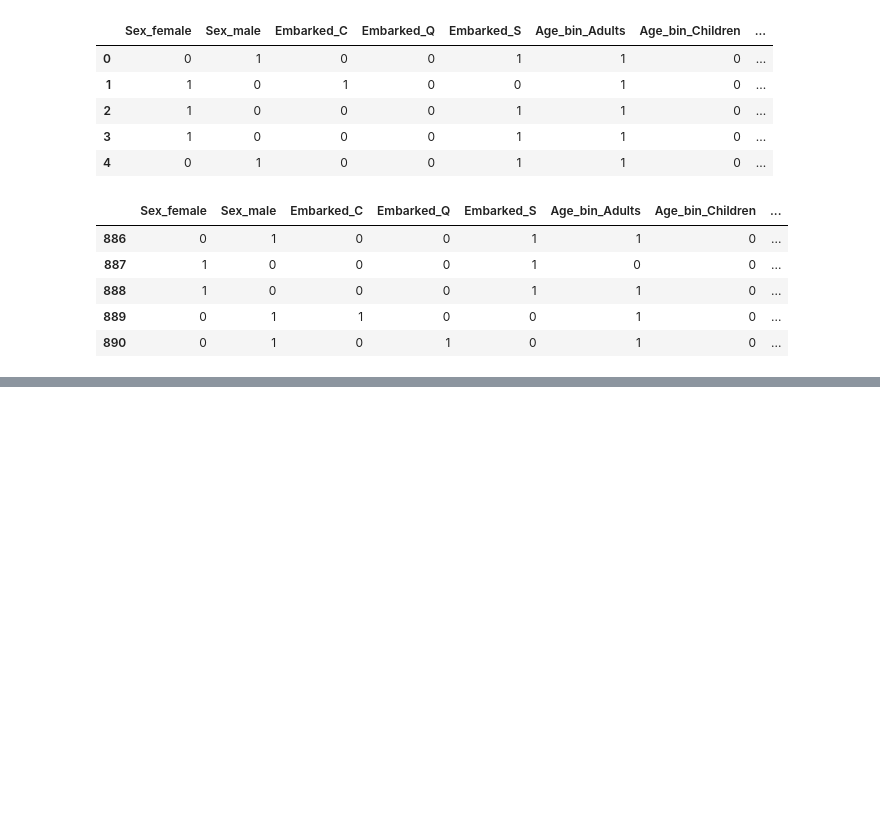
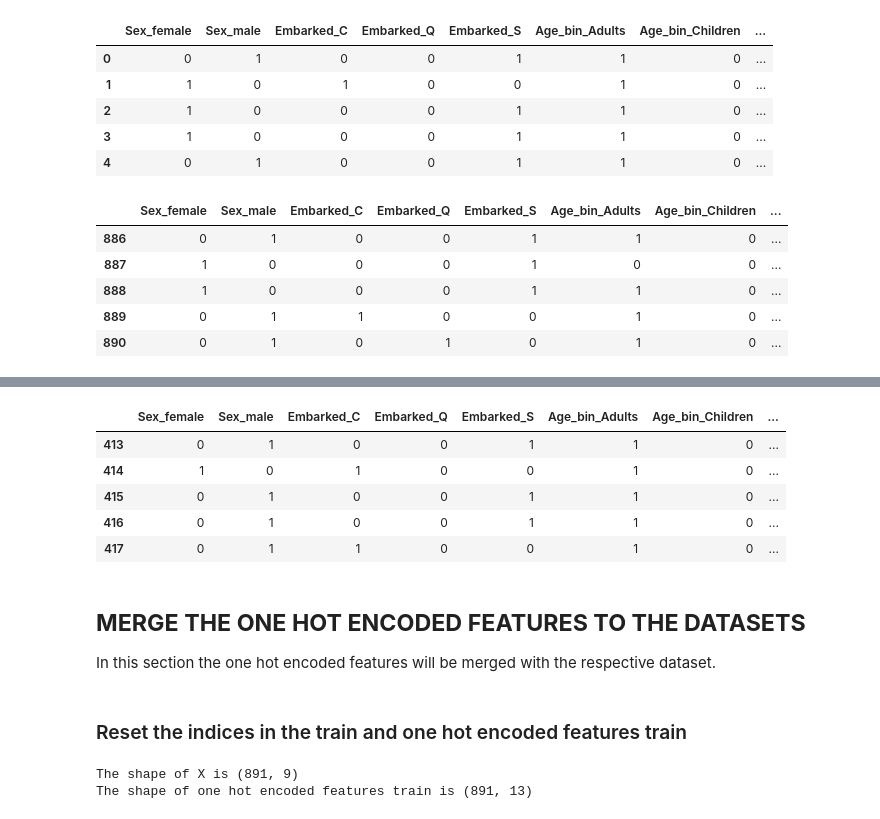
Before and after one commit to PercyAyimbilaNsolemna/Machine_Learning, a Jupyter notebook: Titanic_Kaggle_Challenge/Titanic.ipynb, the cells around one changed output, grey strips where cells are left out. Drawn from its saved outputs; the diff is of its cells as text; code cells hidden in the pictures; blank space fills up the shorter version.

```diff
--- a/Titanic_Kaggle_Challenge/Titanic.ipynb
+++ b/Titanic_Kaggle_Challenge/Titanic.ipynb
@@ -514,0 +571,26 @@ one_hot_encoded_features.tail()
+# %%
+one_hot_encoded_features_test.tail()
+# %% [output]
+|  | Sex_female | Sex_male | Embarked_C | Embarked_Q | Embarked_S | Age_bin_Adults | Age_bin_Children | ... |
+| 413 | 0 | 1 | 0 | 0 | 1 | 1 | 0 | ... |
+| 414 | 1 | 0 | 1 | 0 | 0 | 1 | 0 | ... |
+| 415 | 0 | 1 | 0 | 0 | 1 | 1 | 0 | ... |
+| 416 | 0 | 1 | 0 | 0 | 1 | 1 | 0 | ... |
+| 417 | 0 | 1 | 1 | 0 | 0 | 1 | 0 | ... |
+# %% [markdown]
+## **MERGE THE ONE HOT ENCODED FEATURES TO THE DATASETS**
+
+In this section the one hot encoded features will be merged with the respective dataset.
+# %% [markdown]
+### Reset the indices in the train and one hot encoded features train
+# %%
+#Reset indices to ensure alignemnt before merging to prevent NA in some cells
+X.reset_index(drop=True, inplace=True)
+one_hot_encoded_features_train.reset_index(drop=True, inplace=True)
+
+#Outputs the shapes to be sure they are still intact
+print(f'The shape of X is {X.shape}')
+print(f'The shape of one hot encoded features train is {one_hot_encoded_features_train.shape}')
+# %% [output]
+The shape of X is (891, 9)
+The shape of one hot encoded features train is (891, 13)
```
Also changed, not shown: parts of 23 cells of this notebook.
